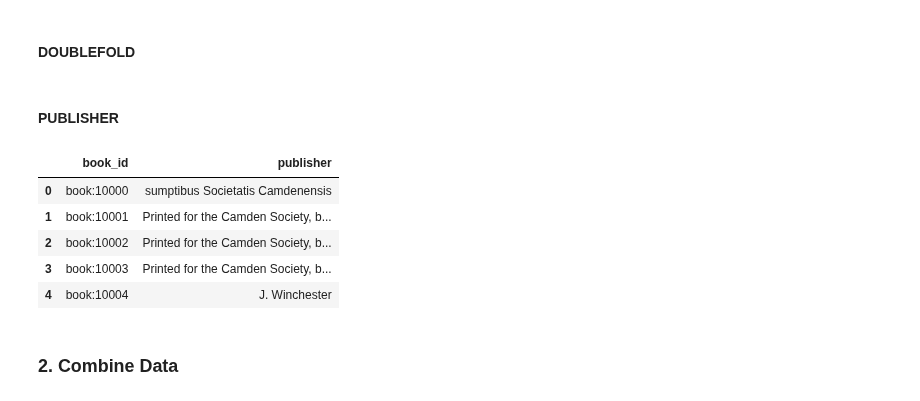
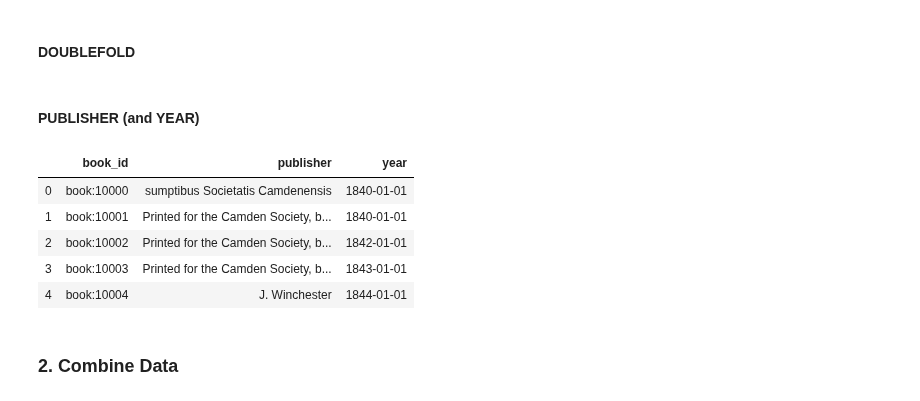
Before and after one commit to hujingc/umsi_loc_anc, a Jupyter notebook: loading_views.ipynb, the cells around one changed output. Drawn from its saved outputs; the diff is of its cells as text; code cells hidden in the pictures.

Commit message:
added year

```diff
--- a/loading_views.ipynb
+++ b/loading_views.ipynb
@@ -186,0 +191,5 @@ Name: publisher, Length: 1141, dtype: object
+# %%
+books.year = books.year.apply(lambda y: np.nan if y=='' else y)
+#books=books.astype({'year': 'datetime64[ns]'})
+books['year'] = pd.to_datetime(books['year'], format='%Y-%m-%d')
+books.year
@@ -252,19 +291,19 @@ sec_cleaned.head()
 # doublefold_cleaned['book_id'] = doublefold_cleaned['book_id'].astype(str)
 # doublefold_cleaned.head()
 # %% [markdown]
-#### PUBLISHER
+#### PUBLISHER (and YEAR)
 # %%
-publisher_cleaned = books[['id', 'publisher']]
+publisher_cleaned = books[['id', 'publisher', 'year']]
 publisher_cleaned.rename(columns={'id':'book_id'}, inplace=True)
 publisher_cleaned['book_id'] = publisher_cleaned['book_id'].astype(str)
 publisher_cleaned.head()
 # %% [output]
-|  | book_id | publisher |
-| 0 | book:10000 | sumptibus Societatis Camdenensis |
-| 1 | book:10001 | Printed for the Camden Society, b... |
-| 2 | book:10002 | Printed for the Camden Society, b... |
-| 3 | book:10003 | Printed for the Camden Society, b... |
-| 4 | book:10004 | J. Winchester |
+|  | book_id | publisher | year |
+| 0 | book:10000 | sumptibus Societatis Camdenensis | 1840-01-01 |
+| 1 | book:10001 | Printed for the Camden Society, b... | 1840-01-01 |
+| 2 | book:10002 | Printed for the Camden Society, b... | 1842-01-01 |
+| 3 | book:10003 | Printed for the Camden Society, b... | 1843-01-01 |
+| 4 | book:10004 | J. Winchester | 1844-01-01 |
 # %% [markdown]
 ### 2. Combine Data
 # %% [markdown]
```
Also changed, not shown: parts of 17 cells of this notebook, 2 other files.
